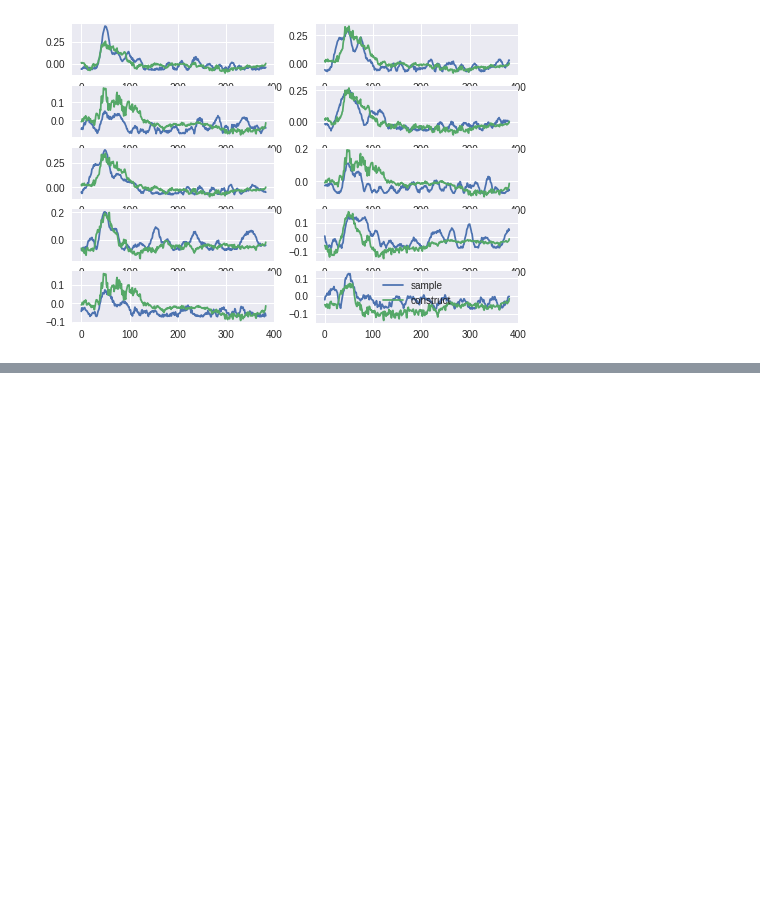
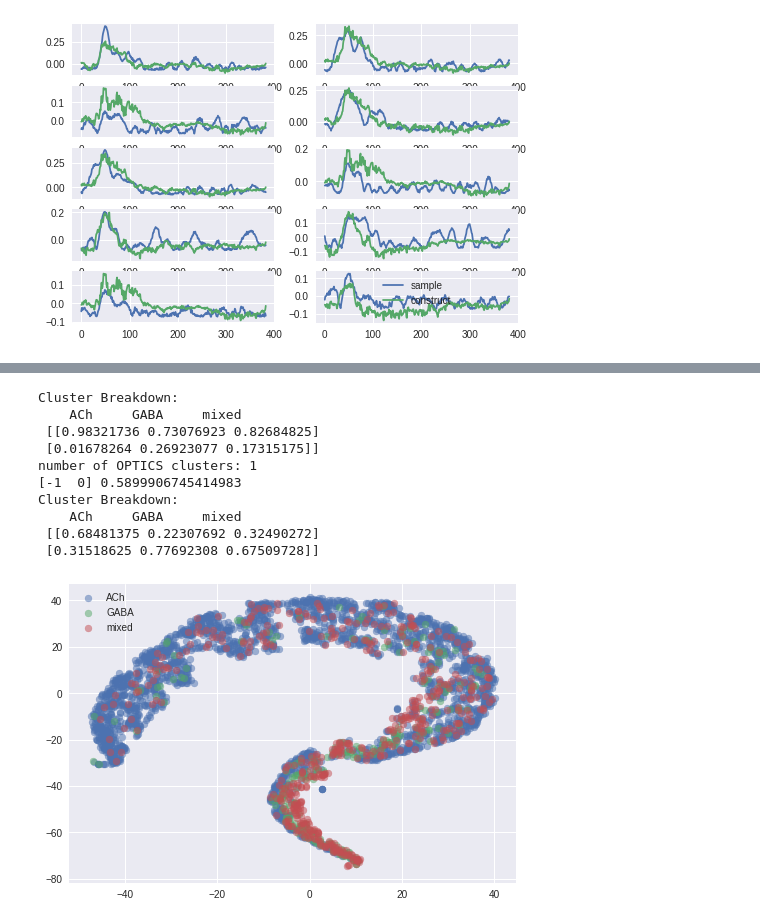
Before and after one commit to geoffder/python-analysis, a Jupyter notebook: cluster_notebook/conv1d_cluster_note.ipynb, the cells around one changed output, grey strips where cells are left out. Cells and saved outputs as stored; diff of their text form; code cells hidden in the pictures; blank space fills up the shorter version.

```diff
--- a/conv1d_cluster_note.ipynb
+++ b/cluster_notebook/conv1d_cluster_note.ipynb
@@ -183,35 +294,43 @@ autoencoder.reconstruct(minis, batch_sz=10)
 # %%
-# trying out stuff
-
-metrics = np.concatenate([
-    minis.max(axis=2),
-    minis.sum(axis=2),
-    minis.max(axis=2) / minis.sum(axis=2),
-], axis=1)
-
 centres, clusters, _ = clorch.hard_kmeans(torch.from_numpy(metrics), 2)
 centres, clusters = centres.cpu().numpy(), clusters.cpu().numpy()
 counts, ratios = clorch.cluster_counts(clusters, labels)
 
 print("Cluster Breakdown:\n    "+(' '*5).join(label_strs)+'\n', ratios)
 
-# reduced_centres = TSNE(
-#     n_components=2, perplexity=75, learning_rate=400, n_iter=1000
-# ).fit_transform(np.concatenate([metrics, centres], axis=0))
-# # split samples and centres
-# reduced = reduced_centres[:-centres.shape[0], :]
-# centres = reduced_centres[-centres.shape[0]:, :]
-# del reduced_centres
-# plt.scatter(reduced[:, 0], reduced[:, 1])
+reduced_centres = TSNE(
+    n_components=2, perplexity=60, learning_rate=400, n_iter=1000
+).fit_transform(np.concatenate([metrics, centres], axis=0))
+# split samples and centres
+reduced = reduced_centres[:-centres.shape[0], :]
+centres = reduced_centres[-centres.shape[0]:, :]
+del reduced_centres
+
+for label in np.unique(labels):
+    grp = reduced[labels == label]
+    plt.scatter(grp[:, 0], grp[:, 1], label=label_strs[label], alpha=.5)
+plt.legend()
 
 from sklearn.cluster import OPTICS
 opticlust = OPTICS(
     #min_samples=int(metrics.shape[0]*.11),  # min neighbours for core points
     min_cluster_size=.15,
 ).fit(reduced[:, :])
 opt_labels = opticlust.labels_
 print('number of OPTICS clusters:', np.max(opt_labels)+1)
 
 print(np.unique(opt_labels), np.sum(opt_labels == -1)/len(opt_labels))
 counts, ratios = clorch.cluster_counts(opt_labels, labels)
 print("Cluster Breakdown:\n    "+(' '*5).join(label_strs)+'\n', ratios)
+# %% [output]
+Cluster Breakdown:
+    ACh     GABA     mixed
+ [[0.98321736 0.73076923 0.82684825]
+ [0.01678264 0.26923077 0.17315175]]
+number of OPTICS clusters: 1
+[-1  0] 0.5899906745414983
+Cluster Breakdown:
+    ACh     GABA     mixed
+ [[0.68481375 0.22307692 0.32490272]
+ [0.31518625 0.77692308 0.67509728]]
+[figure, added]
```
Also changed, not shown: parts of 11 cells of this notebook, 3 other files.
